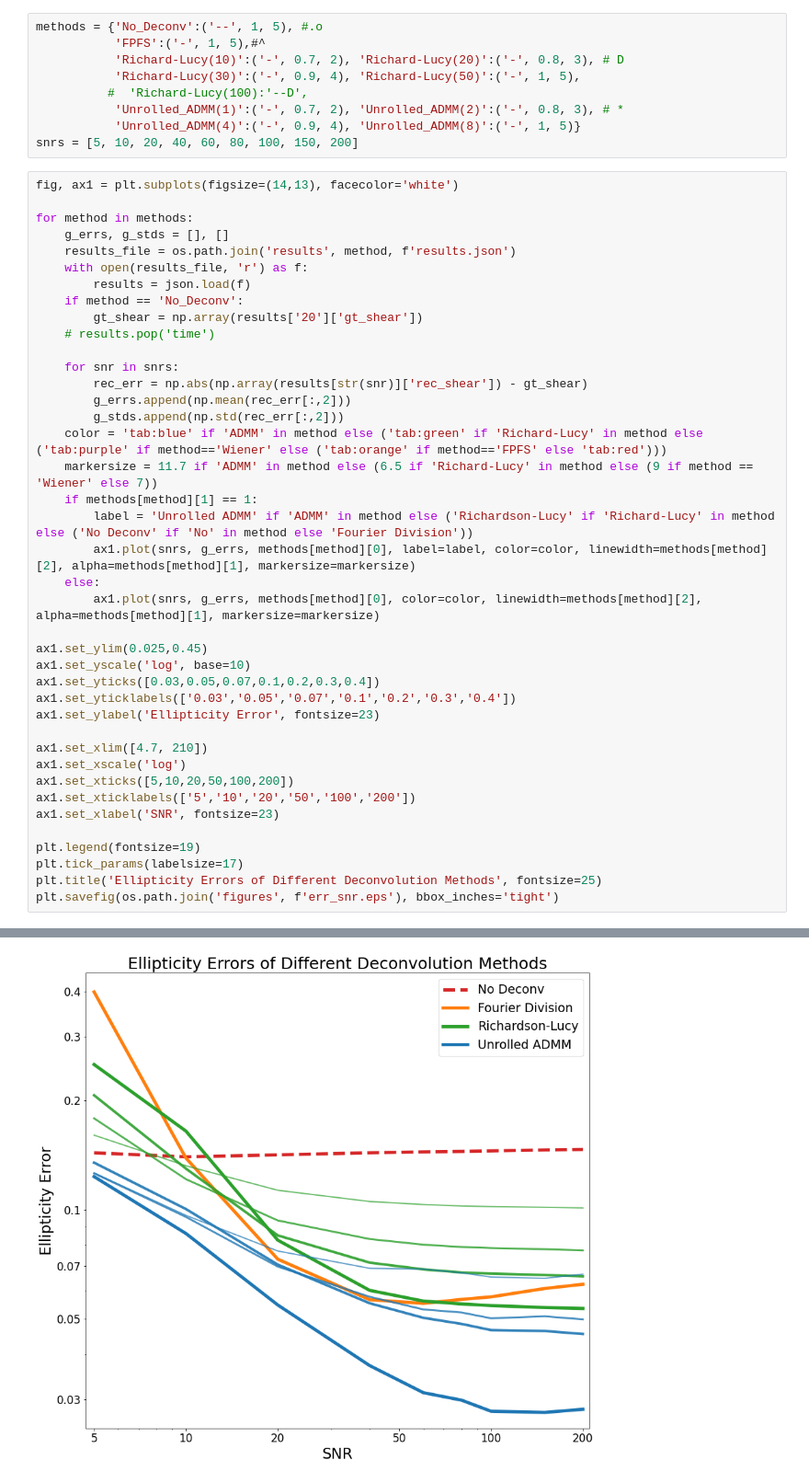
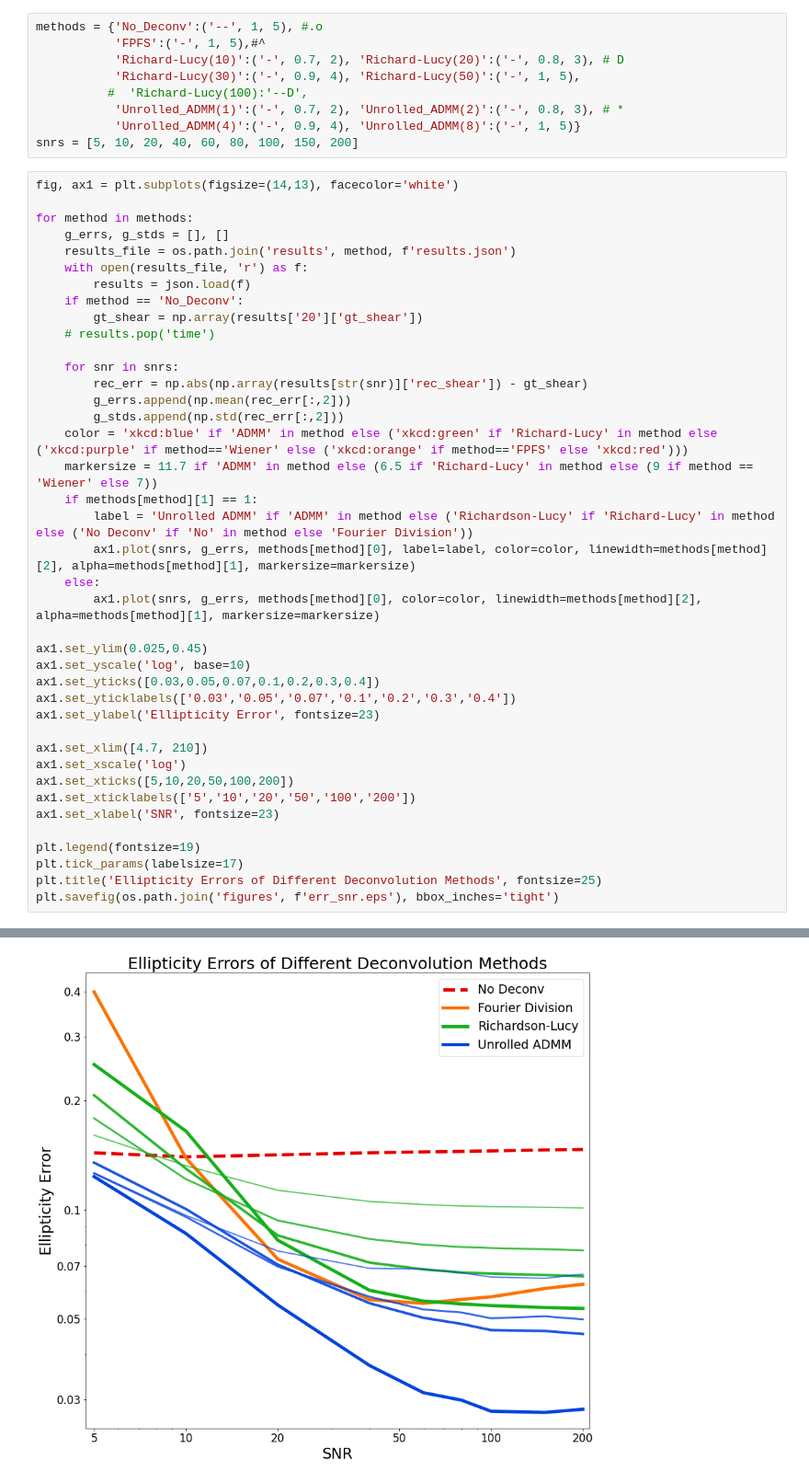
Before and after one commit to Lukeli0425/Galaxy-Deconv, a Jupyter notebook: error_snr.ipynb, the cells around one changed output, grey strips where cells are left out. Shown at 92% size. Cells and saved outputs as stored; diff of their text form.

```diff
--- a/error_snr.ipynb
+++ b/error_snr.ipynb
@@ -31,7 +31,7 @@ for method in methods:
         rec_err = np.abs(np.array(results[str(snr)]['rec_shear']) - gt_shear)
         g_errs.append(np.mean(rec_err[:,2]))
         g_stds.append(np.std(rec_err[:,2]))
-    color = 'tab:blue' if 'ADMM' in method else ('tab:green' if 'Richard-Lucy' in method else ('tab:purple' if method=='Wiener' else ('tab:orange' if method=='FPFS' else 'tab:red')))
+    color = 'xkcd:blue' if 'ADMM' in method else ('xkcd:green' if 'Richard-Lucy' in method else ('xkcd:purple' if method=='Wiener' else ('xkcd:orange' if method=='FPFS' else 'xkcd:red')))
     markersize = 11.7 if 'ADMM' in method else (6.5 if 'Richard-Lucy' in method else (9 if method == 'Wiener' else 7))
     if methods[method][1] == 1:
         label = 'Unrolled ADMM' if 'ADMM' in method else ('Richardson-Lucy' if 'Richard-Lucy' in method else ('No Deconv' if 'No' in method else 'Fourier Division'))
@@ -59 +60 @@ plt.savefig(os.path.join('figures', f'err_snr.eps'), bbox_inches='tight')
-[figure, old version]
+[figure, new version]
```
Also changed, not shown: parts of 1 cell of this notebook, 9 other files.
